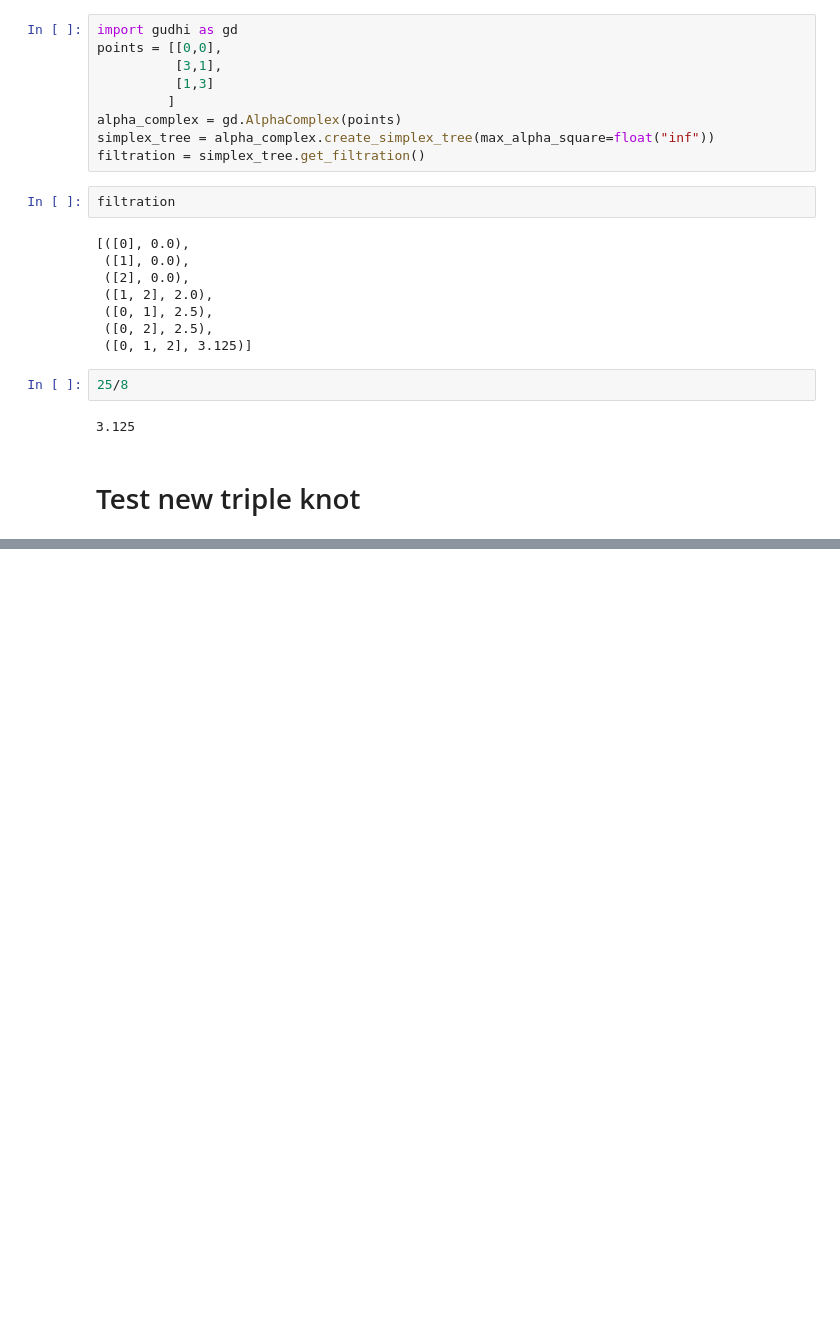
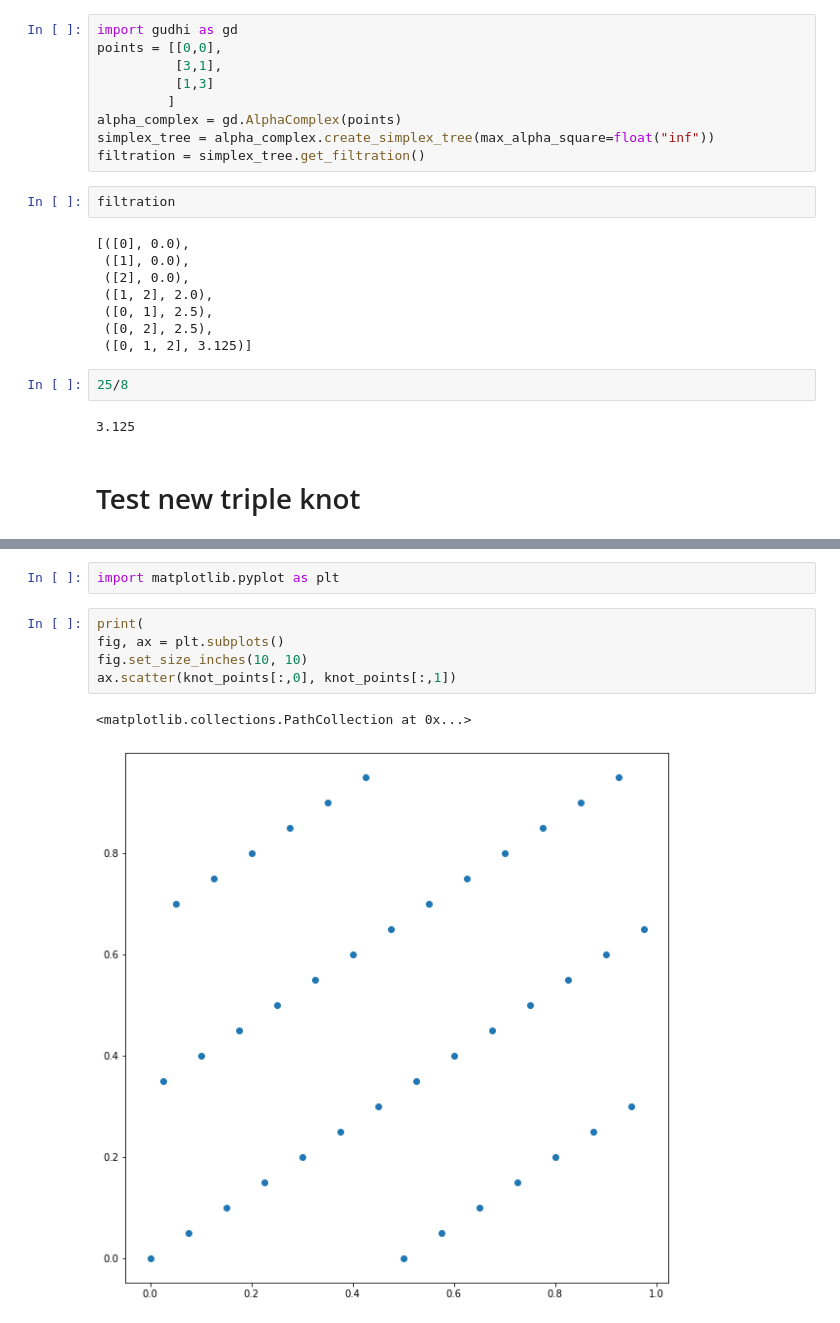
Before and after one commit to Chiara-ra/Masterthesis-Mathematics, a Jupyter notebook: Scratchbooks/TEST_notebook.ipynb, the cells around one changed output, grey strips where cells are left out. Drawn from its saved outputs; the diff is of its cells as text; blank space fills up the shorter version.

```diff
--- a/Scratchbooks/TEST_notebook.ipynb
+++ b/Scratchbooks/TEST_notebook.ipynb
@@ -188,0 +213,10 @@ NameError: name 'dim' is not defined
+# %%
+import matplotlib.pyplot as plt
+# %%
+print(
+fig, ax = plt.subplots()
+fig.set_size_inches(10, 10)
+ax.scatter(knot_points[:,0], knot_points[:,1])
+# %% [output]
+<matplotlib.collections.PathCollection at 0x...>
+[figure, added]
```
Also changed, not shown: parts of 4 cells of this notebook, 2 other files.
